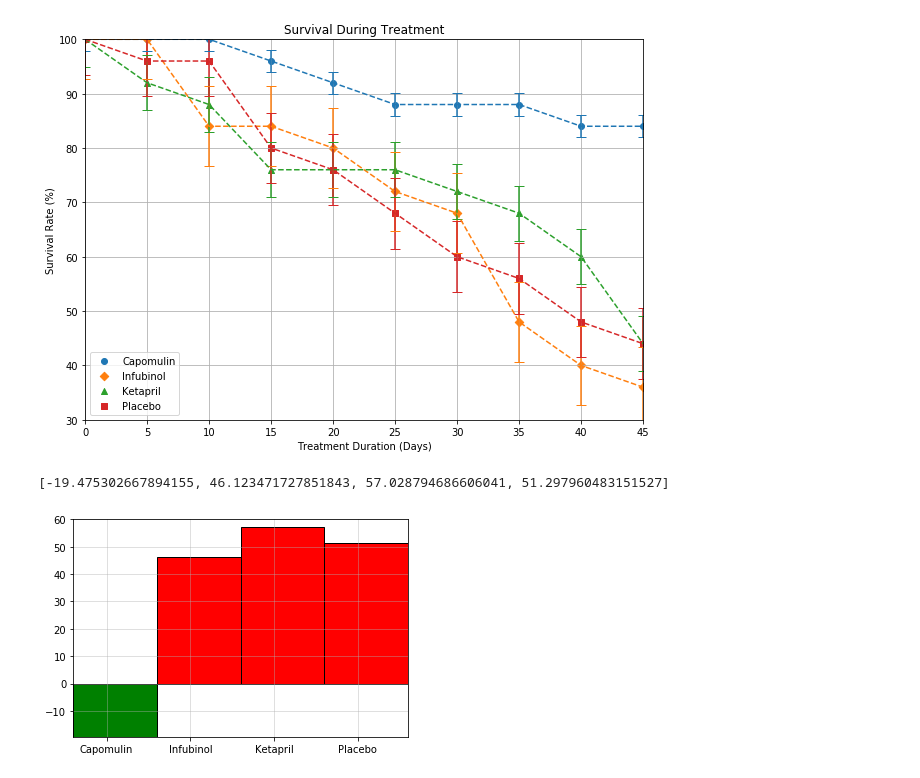
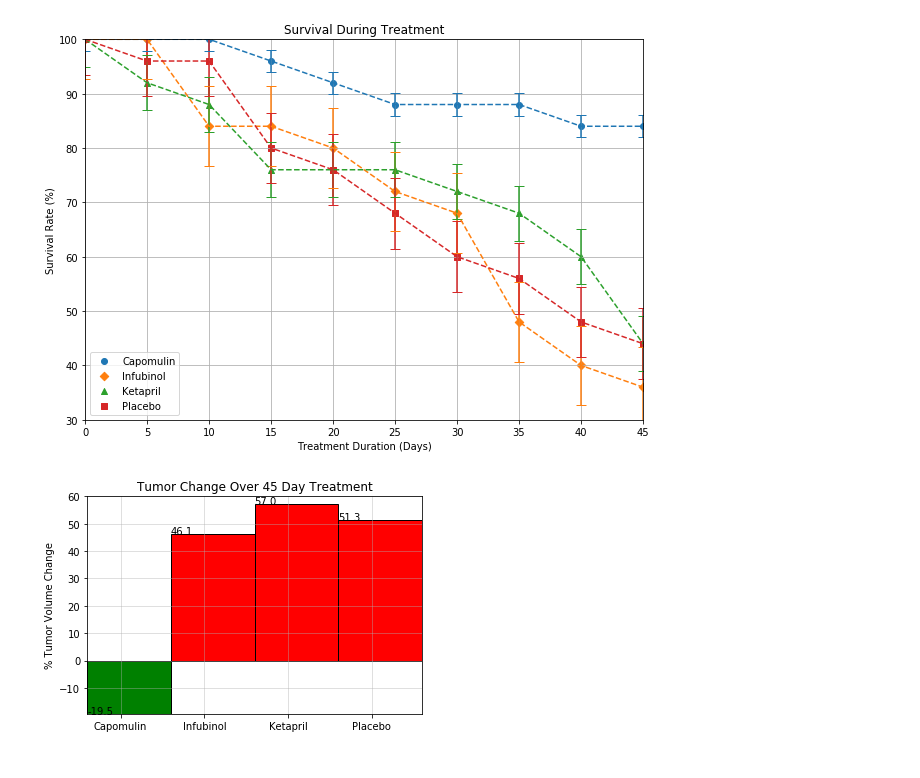
Before and after one commit to txstu09/pymaceuticals-inc, a Jupyter notebook: pymaceuticals.ipynb, the cells around one changed output. Cells and saved outputs as stored; diff of their text form; code cells hidden in the pictures.

Commit message:
added elements to tumor bar chart

```diff
--- a/pymaceuticals.ipynb
+++ b/pymaceuticals.ipynb
@@ -114,24 +114,27 @@ plt.show()
 # %%
 drugs = ['Capomulin','Infubinol','Ketapril','Placebo']
 final_size = []
 
 drug_mean = trial_data.groupby(['Drug','Timepoint'])['Tumor Volume (mm3)'].mean().to_frame().reset_index()
 
 for x in range(4):
     final_size.append(drug_mean.loc[(drug_mean['Drug'] == drugs[x]) & (drug_mean['Timepoint'] == 45), 'Tumor Volume (mm3)'].values[0])
 
 percent_change = [(x-45)/45*100 for x in final_size]
-print(percent_change)
+round_change = [ '%.1f' % elem for elem in percent_change ]
 
 x_axis = np.arange(0, len(drugs), 1)
 tick_loc = [x+0.4 for x in x_axis]
 
 plt.bar(x_axis, percent_change, align='edge', width=1.0, edgecolor='black', color=['g','r','r','r'])
+plt.title('Tumor Change Over 45 Day Treatment')
+plt.ylabel('% Tumor Volume Change')
 plt.xticks(tick_loc, drugs)
 plt.xlim(0, len(x_axis))
 plt.grid(alpha=0.5)
 plt.ylim(min(percent_change), 60)
+for a,b in zip(x_axis, round_change):
+    plt.text(a, b, str(b))
 plt.show()
 # %% [output]
-[-19.475302667894155, 46.123471727851843, 57.028794686606041, 51.297960483151527]
-[figure, old version]
+[figure, new version]
```
